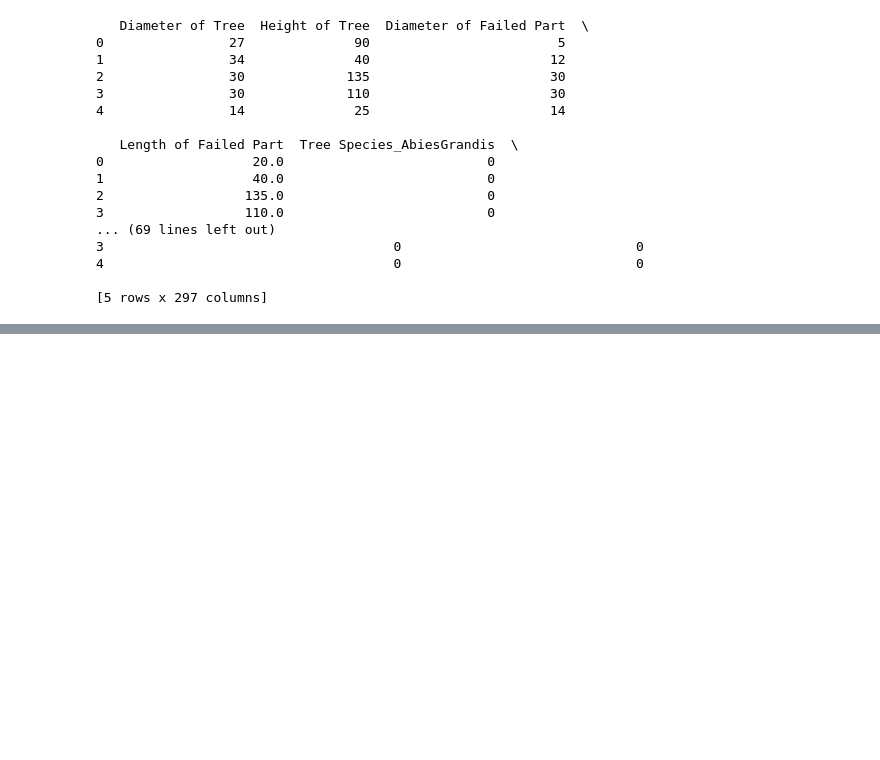
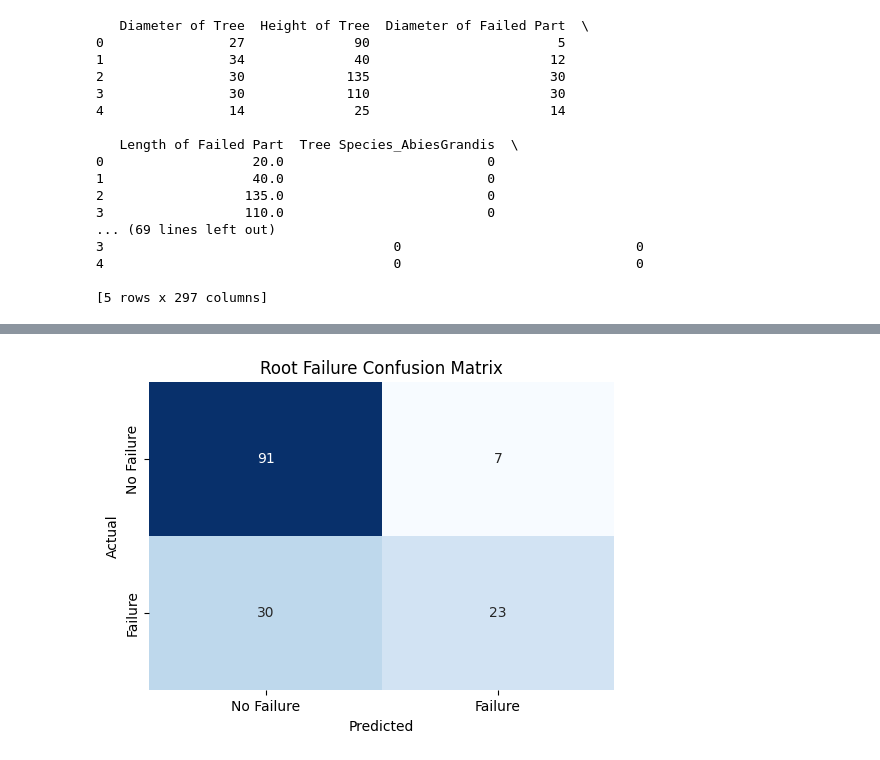
Before and after one commit to roshan-mahesh/Tree-Failure-Analysis, a Jupyter notebook: knn/main.ipynb, the cells around one changed output, grey strips where cells are left out. Drawn from its saved outputs; the diff is of its cells as text; code cells hidden in the pictures; blank space fills up the shorter version.

```diff
--- a/knn/main.ipynb
+++ b/knn/main.ipynb
@@ -23,7 +19,7 @@ Note: you may need to restart the kernel to use updated packages.
 from sklearn import *
 import pandas as pd
 
-df = pd.read_csv("../treedata.csv")
+df = pd.read_csv("../treedata2.csv")
 df = df.drop(columns=["ObjectID", "Other.1"], axis=1)
 
 # One-hot encode categorical columns
@@ -55,0 +55,81 @@ print(df.head())
+# %%
+from sklearn.model_selection import train_test_split
+from sklearn.neighbors import KNeighborsClassifier
+from sklearn.metrics import accuracy_score
+from sklearn.preprocessing import StandardScaler
+
+# Step 5: Preprocessing - Drop the 'Failed Part' columns as they are already encoded
+X = df.drop(columns=["Failed Part_BranchFailure", "Failed Part_RootFailure", "Failed Part_StemFailure"])
+
+# Step 7: Standardize the data (important for KNN)
+scaler = StandardScaler()
+X_scaled = scaler.fit_transform(X)
+
+# Step 8: Define the function to train KNN model and evaluate
+def train_knn_model(X, y, n_neighbors=5):
+    # Split the data into training and test sets
+    X_train, X_test, y_train, y_test = train_test_split(X, y, test_size=0.3, random_state=42)
+
+    # Create a KNN classifier model
+    knn = KNeighborsClassifier(n_neighbors=n_neighbors)
+
+    # Fit the model to the training data
+    knn.fit(X_train, y_train)
+
+    # Predict on the test data
+    y_pred = knn.predict(X_test)
+
+    # Calculate the accuracy of the model
+    accuracy = accuracy_score(y_test, y_pred)
+
+    return accuracy, y_pred, y_test
+
+# Step 9: Train classifiers for Root Failure, Stem Failure, and Branch Failure
+
+# Root Failure (Target: Failed Part_RootFailure)
+y_root = df['Failed Part_RootFailure']
+accuracy_root, y_pred_root, y_test_root = train_knn_model(X_scaled, y_root)
+
+# Stem Failure (Target: Failed Part_StemFailure)
+y_stem = df['Failed Part_StemFailure']
+accuracy_stem, y_pred_stem, y_test_stem = train_knn_model(X_scaled, y_stem)
+
+# Branch Failure (Target: Failed Part_BranchFailure)
+y_branch = df['Failed Part_BranchFailure']
+accuracy_branch, y_pred_branch, y_test_branch = train_knn_model(X_scaled, y_branch)
+
+# Step 10: Display the results
+print(f"Root Failure Model Accuracy: {accuracy_root * 100:.2f}%")
+print(f"Stem Failure Model Accuracy: {accuracy_stem * 100:.2f}%")
+print(f"Branch Failure Model Accuracy: {accuracy_branch * 100:.2f}%")
+
+# Step 11: Optionally, display the confusion matrix for each classifier
+from sklearn.metrics import confusion_matrix
+
+print("\nRoot Failure Confusion Matrix:")
+print(confusion_matrix(y_test_root, y_pred_root))
+
+print("\nStem Failure Confusion Matrix:")
+print(confusion_matrix(y_test_stem, y_pred_stem))
+
+print("\nBranch Failure Confusion Matrix:")
+print(confusion_matrix(y_test_branch, y_pred_branch))
+
+# Step 12: Visualize the confusion matrices (optional)
+import seaborn as sns
+import matplotlib.pyplot as plt
+
+def plot_confusion_matrix(cm, title="Confusion Matrix"):
+    plt.figure(figsize=(6, 4))
+    sns.heatmap(cm, annot=True, fmt="d", cmap="Blues", cbar=False,
+                xticklabels=["No Failure", "Failure"], yticklabels=["No Failure", "Failure"])
+    plt.title(title)
+    plt.xlabel("Predicted")
+    plt.ylabel("Actual")
+    plt.show()
+
+# Plot confusion matrices
+plot_confusion_matrix(confusion_matrix(y_test_root, y_pred_root), "Root Failure Confusion Matrix")
+plot_confusion_matrix(confusion_matrix(y_test_stem, y_pred_stem), "Stem Failure Confusion Matrix")
+plot_confusion_matrix(confusion_matrix(y_test_branch, y_pred_branch), "Branch Failure Confusion Matrix")
+# %% [output]
@@ -55,0 +151 @@ print(df.head())
+[figure, added]
```
Also changed, not shown: parts of 4 cells of this notebook, 2 other files.
